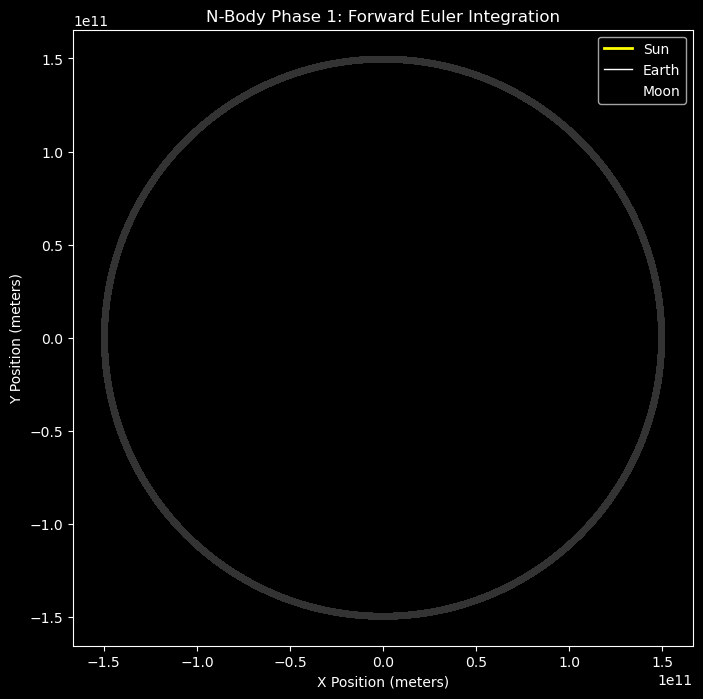
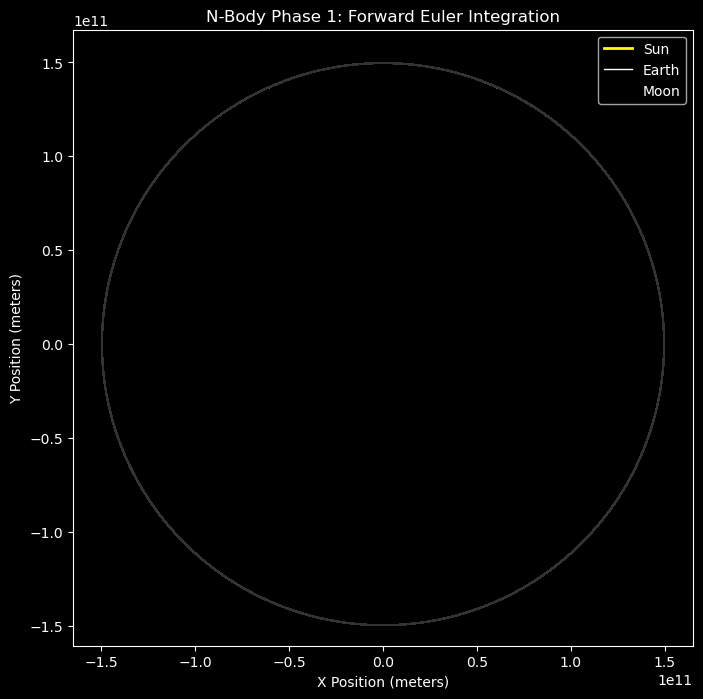
The change to this notebook cell's code, shown as a diff; its figure went from the first image to the second:
--- before
+++ after
@@ -9,6 +9,6 @@
 
 # Plot the tracks
-plt.plot(data['SunX'], data['SunY'], color='yellow', label='Sun', linewidth=2)
-plt.plot(data['EarthX'], data['EarthY'], color='white', label='Earth', linewidth=1)
+plt.plot(0, 0, color='yellow', label='Sun', linewidth=2)
+plt.plot(data['EarthX']-data['SunX'], data['EarthY']-data['SunY'], color='white', label='Earth', linewidth=1)  # plotting earth movement about the sun frame of reference
 # Moon's orbit relative to the sun looks like a tiny wobbly line tracing the Earth
 plt.plot(data['MoonX'], data['MoonY'], color='black', label='Moon', linewidth=0.5, alpha=0.8) #kept the moon color to black

Commit: feat: upgrade physics engine to energy-conserving Velocity Verlet integration